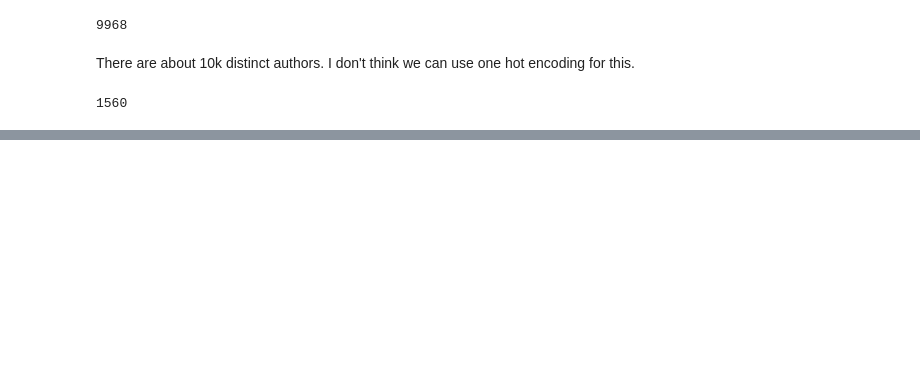
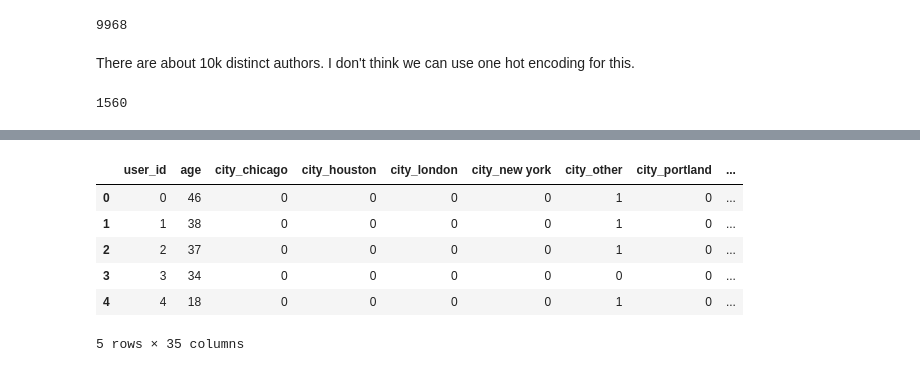
Before and after one commit to Hari31416/book_recommender, a Jupyter notebook: model/DL_Model_Data_Preprocessing.ipynb, the cells around one changed output, grey strips where cells are left out. Drawn from its saved outputs; the diff is of its cells as text; code cells hidden in the pictures; blank space fills up the shorter version.

```diff
--- a/model/DL_Model_Data_Preprocessing.ipynb
+++ b/model/DL_Model_Data_Preprocessing.ipynb
@@ -372,0 +303,6 @@ train_df_.head()
+# %%
+n_users = interactions.user_id.nunique()
+n_items = interactions.isbn.nunique()
+
+print('Num. of Users: '+ str(n_users))
+print('Num of Movies: '+str(n_items))
@@ -372,0 +312,17 @@ train_df_.head()
+# %%
+user_id_map = dict(zip(interactions.user_id.unique(), list(range(n_users))))
+book_id_map = dict(zip(interactions.isbn.unique(), list(range(n_items))))
+user_id_map_df  = pd.DataFrame(
+    {
+        "user_id":user_id_map.keys(),
+        "user_id_new": user_id_map.values(),
+    }
+)
+book_id_map_df  = pd.DataFrame(
+    {
+        "isbn":book_id_map.keys(),
+        "isbn_new": book_id_map.values(),
+    }
+)
+interactions["user_id"] = interactions["user_id"].map(user_id_map)
+interactions["isbn"] = interactions["isbn"].map(book_id_map)
@@ -372,0 +338,3 @@ train_df_.head()
+# %%
+users_final["user_id"] = users_final["user_id"].map(user_id_map)
+books["isbn"] = books["isbn"].map(book_id_map)
@@ -372,0 +343,4 @@ train_df_.head()
+# %%
+books.reset_index(drop=True, inplace=True)
+users_final.reset_index(drop=True, inplace=True)
+interactions.reset_index(drop=True, inplace=True)
@@ -372,0 +358,10 @@ train_df_.head()
+# %%
+users_final.head()
+# %% [output]
+|  | user_id | age | city_chicago | city_houston | city_london | city_new york | city_other | city_portland | ... |
+| 0 | 0 | 46 | 0 | 0 | 0 | 0 | 1 | 0 | ... |
+| 1 | 1 | 38 | 0 | 0 | 0 | 0 | 1 | 0 | ... |
+| 2 | 2 | 37 | 0 | 0 | 0 | 0 | 1 | 0 | ... |
+| 3 | 3 | 34 | 0 | 0 | 0 | 0 | 0 | 0 | ... |
+| 4 | 4 | 18 | 0 | 0 | 0 | 0 | 1 | 0 | ... |
+5 rows × 35 columns
```
Also changed, not shown: parts of 61 cells of this notebook, 6 other files.
